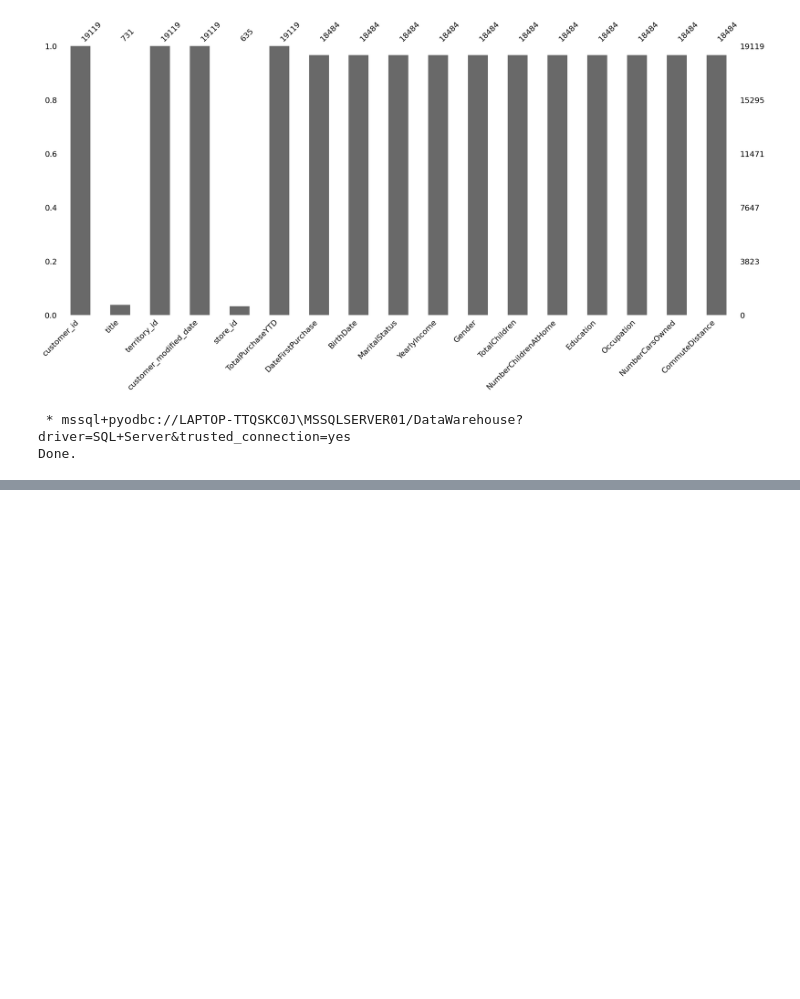
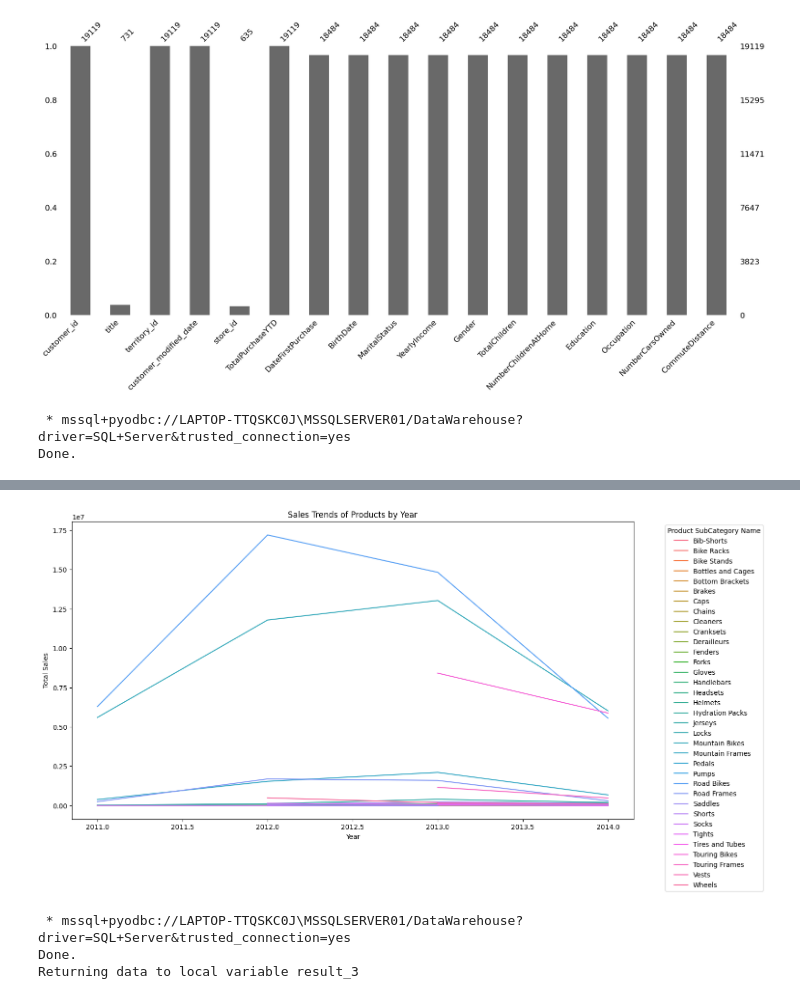
Before and after one commit to minhquanvus1/Product_Mix, a Jupyter notebook: product_mix.ipynb, the cells around one changed output, grey strips where cells are left out. Cells and saved outputs as stored; diff of their text form; code cells hidden in the pictures; blank space fills up the shorter version.

```diff
--- a/product_mix.ipynb
+++ b/product_mix.ipynb
@@ -339,0 +436,34 @@ Done.
+# %%
+df_result_2 = result_2.DataFrame()
+# Pivot the DataFrame for better visualization
+df_pivot = df_result_2.pivot(index='year', columns='product_subcategory_name', values='total_line_total')
+
+# Plotting the sales trends
+plt.figure(figsize=(15, 8))
+sns.lineplot(data=df_pivot, dashes=False)
+plt.title('Sales Trends of Products by Year')
+plt.xlabel('Year')
+plt.ylabel('Total Sales')
+plt.legend(title='Product SubCategory Name', bbox_to_anchor=(1.05, 1), loc='upper left')
+
+plt.show()
+# %% [output]
+[figure, added]
+# %%
+%%sql
+result_3 << SELECT
+    dp.product_line,
+    dt.year,
+    SUM(fs.line_total) AS total_line_total
+FROM
+    Fact_Sales fs
+JOIN
+    Dim_Product dp ON fs.product_SK = dp.product_SK
+JOIN
+    Dim_Time dt ON fs.time_id = dt.time_id
+GROUP BY
+    dp.product_line, dt.year;
+# %% [output]
+ * mssql+pyodbc://LAPTOP-TTQSKC0J\MSSQLSERVER01/DataWarehouse?driver=SQL+Server&trusted_connection=yes
+Done.
+Returning data to local variable result_3
```
Also changed, not shown: parts of 6 cells of this notebook.
